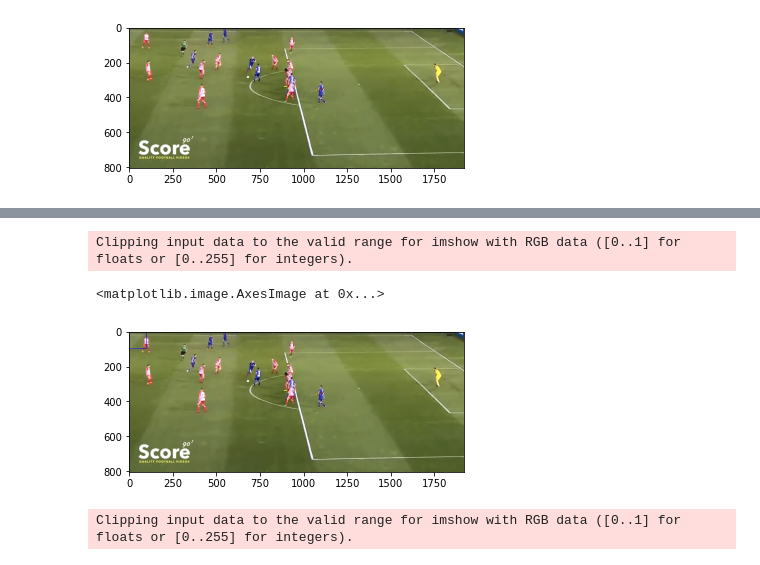
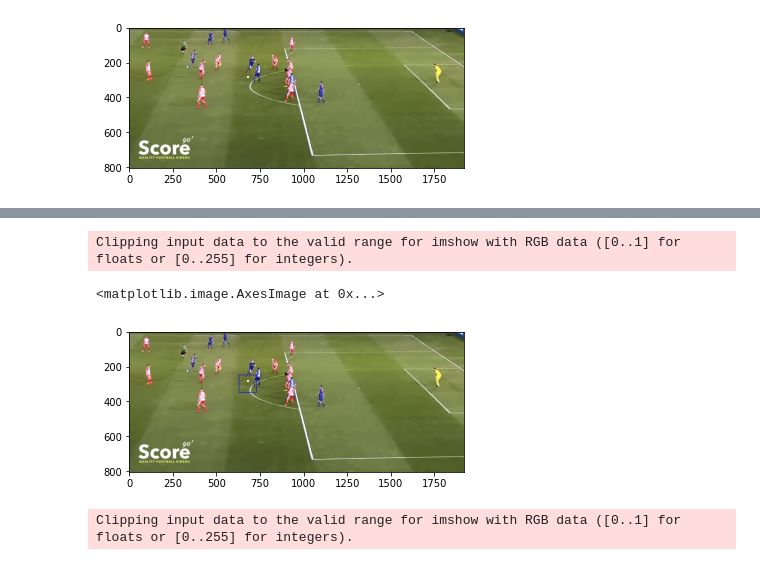
Before and after one commit to sid2610/HPE_Goal, a Jupyter notebook: BallTracking.ipynb, the cells around one changed output, grey strips where cells are left out. Cells and saved outputs as stored; diff of their text form; code cells hidden in the pictures.

```diff
--- a/BallTracking.ipynb
+++ b/BallTracking.ipynb
@@ -195,24 +270,0 @@ plt.imshow(tx[30])
-# %%
-n = 3
-m = 6
-for i in range(6000, 12000):
-    if i%100 == 0:
-        print(i)
-    if cam.x[i] != -1:
-        vid = imageio.get_reader('./videos/Cam-' + str(n) + '.mp4')
-        frame = vid.get_data(m)
-        for j in range(3):
-            tx.append(extract_frame(frame, cam.x[i], cam.y[i]))
-            ty.append(1)
-            rx = random.randrange(0,1920)
-            ry = random.randrange(0,1080)
-            tx.append(extract_frame(frame, rx, ry))
-            ty.append(0)
-    m+=1
-    if cam.f[i]>cam.f[i+1]:
-        n += 1
-        m = 0
-if cam.x[i] != -1:
-    vid = imageio.get_reader('./videos/Cam-' + str(n) + '.mp4')
-    frame = vid.get_data(m)
-print(i)
@@ -302,3 +333,3 @@ trainx_1.shape
 # %%
-(x_train, x_val, y_train, y_val) = train_test_split(trainx_1, trainy, test_size=0.2, shuffle=True)
+(x_train, x_val, y_train, y_val) = train_test_split(trainx_1, trainy, test_size = 0.3)
 # %%
@@ -366,4 +398,4 @@ def pyramid(img, scale, minsize):
         print(img.shape)
 # %%
 win_size = (100,100)
-step = 50
+step = 20
@@ -369,0 +411,2 @@ step = 50
+# %%
+t = vgg.predict(x_test)
@@ -438,12 +505,12 @@ len(locs)
 # %%
 clone = test.copy()
 i = np.argmax(preds)
-cv2.rectangle(clone, (locs[i][0],locs[i][1]), (locs[i][0]+100,locs[i][1]+100), (0,0,255), 2)
+cv2.rectangle(clone, (locs[i][0]-50,locs[i][1]-50), (locs[i][0]+50,locs[i][1]+50), (0,0,255), 2)
 plt.imshow(clone)
 # %% [output]
 Clipping input data to the valid range for imshow with RGB data ([0..1] for floats or [0..255] for integers).
 <matplotlib.image.AxesImage at 0x...>
-[figure, old version]
+[figure, new version]
 # %%
 clone = test.copy()
 for i in range(len(preds)):
```
Also changed, not shown: parts of 55 cells of this notebook.
